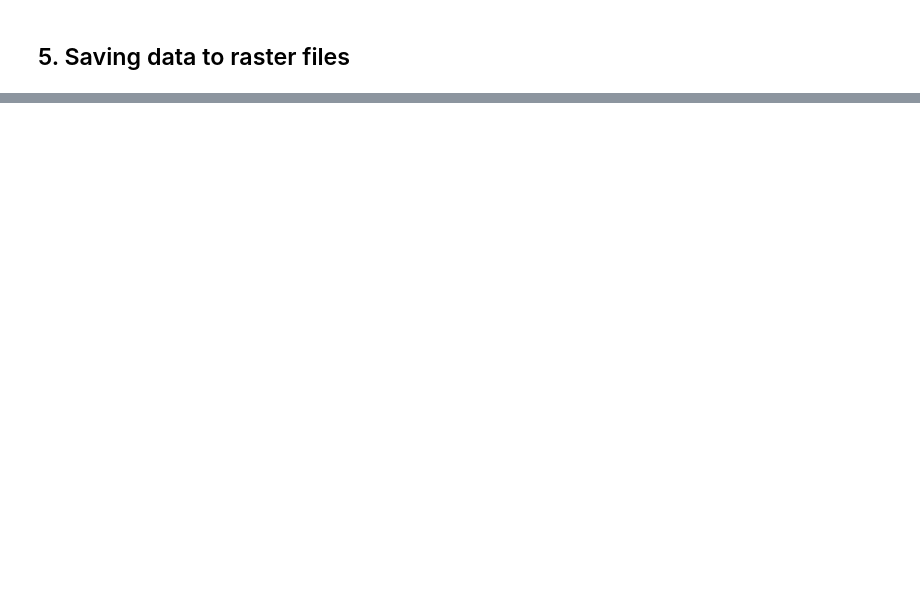
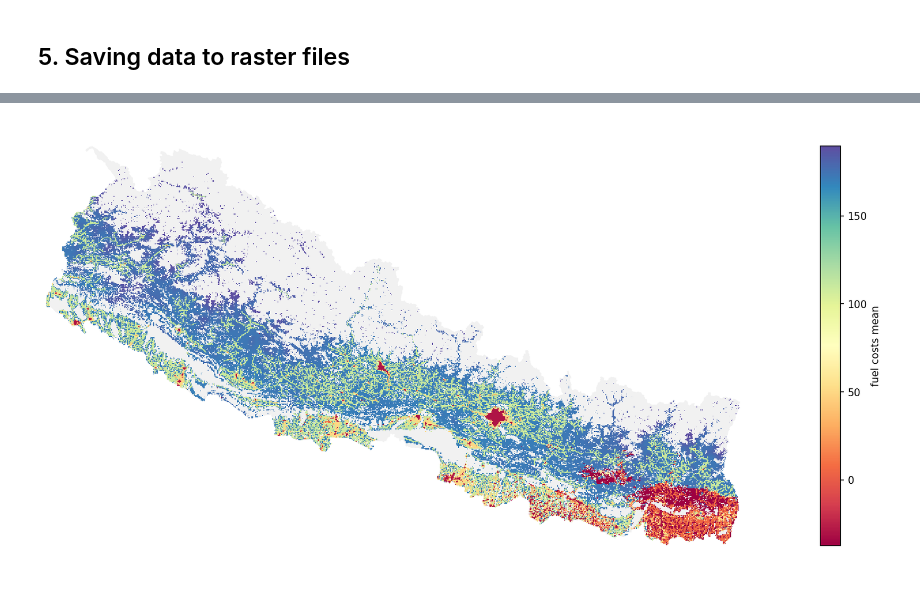
Before and after one commit to Open-Source-Spatial-Clean-Cooking-Tool/OnStove, a Jupyter notebook: Nepal runner.ipynb, the cells around one changed output, grey strips where cells are left out. Drawn from its saved outputs; the diff is of its cells as text; code cells hidden in the pictures; blank space fills up the shorter version.

```diff
--- a/Nepal runner.ipynb
+++ b/Nepal runner.ipynb
@@ -314,2 +322,6 @@ nepal.plot('maximum_net_benefit', cmap='Spectral', cumulative_count=[0.01, 0.98]
+# %%
+nepal.plot('fuel_costs', cmap='Spectral', cumulative_count=(0.01, 0.99), metric='mean')
+# %% [output]
+[figure, added]
 # %%
 nepal.plot_split(cmap=cmap, labels=labels, save=False)
```
Also changed, not shown: parts of 20 cells of this notebook, 1 other file.
